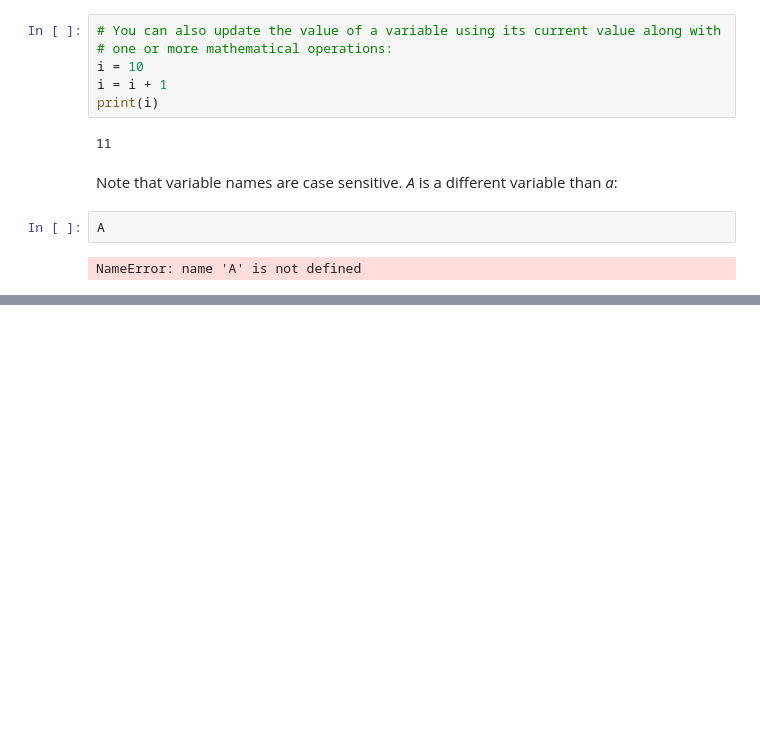
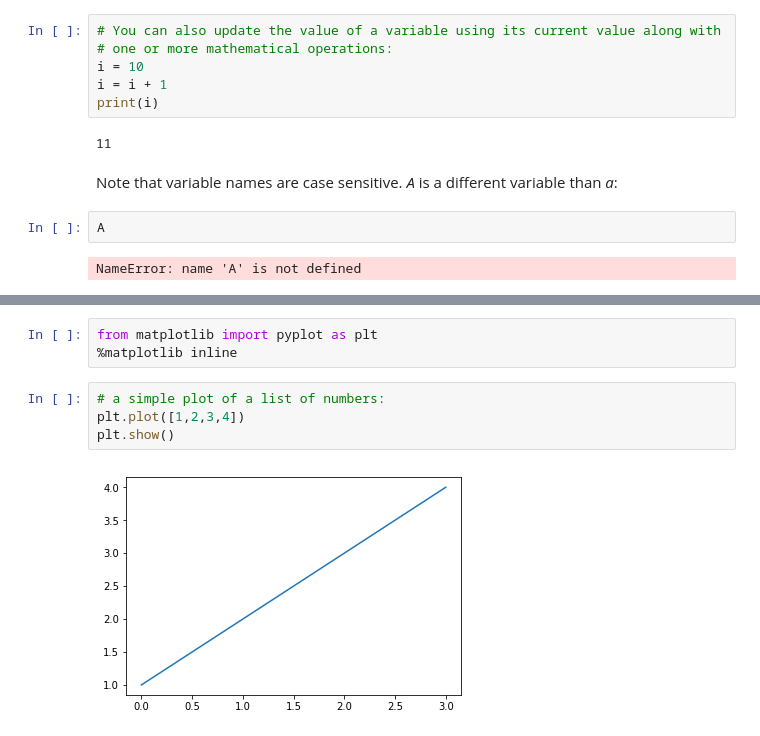
Before and after one commit to mtoqeerpk/IntroComputationalEarthScience, a Jupyter notebook: Week 1/Introduction to Python programming using Jupyter Notebooks.ipynb, the cells around one changed output, grey strips where cells are left out. Saved outputs shown, nothing was run; the diff lists cells and outputs as text; blank space fills up the shorter version.

```diff
--- a/Week 1/Introduction to Python programming using Jupyter Notebooks.ipynb
+++ b/Week 1/Introduction to Python programming using Jupyter Notebooks.ipynb
@@ -227,0 +532,9 @@ NameError: name 'IAm' is not defined
+# %%
+from matplotlib import pyplot as plt
+%matplotlib inline
+# %%
+# a simple plot of a list of numbers:
+plt.plot([1,2,3,4])
+plt.show()
+# %% [output]
+[figure, added]
```
Also changed, not shown: parts of 72 cells of this notebook.
